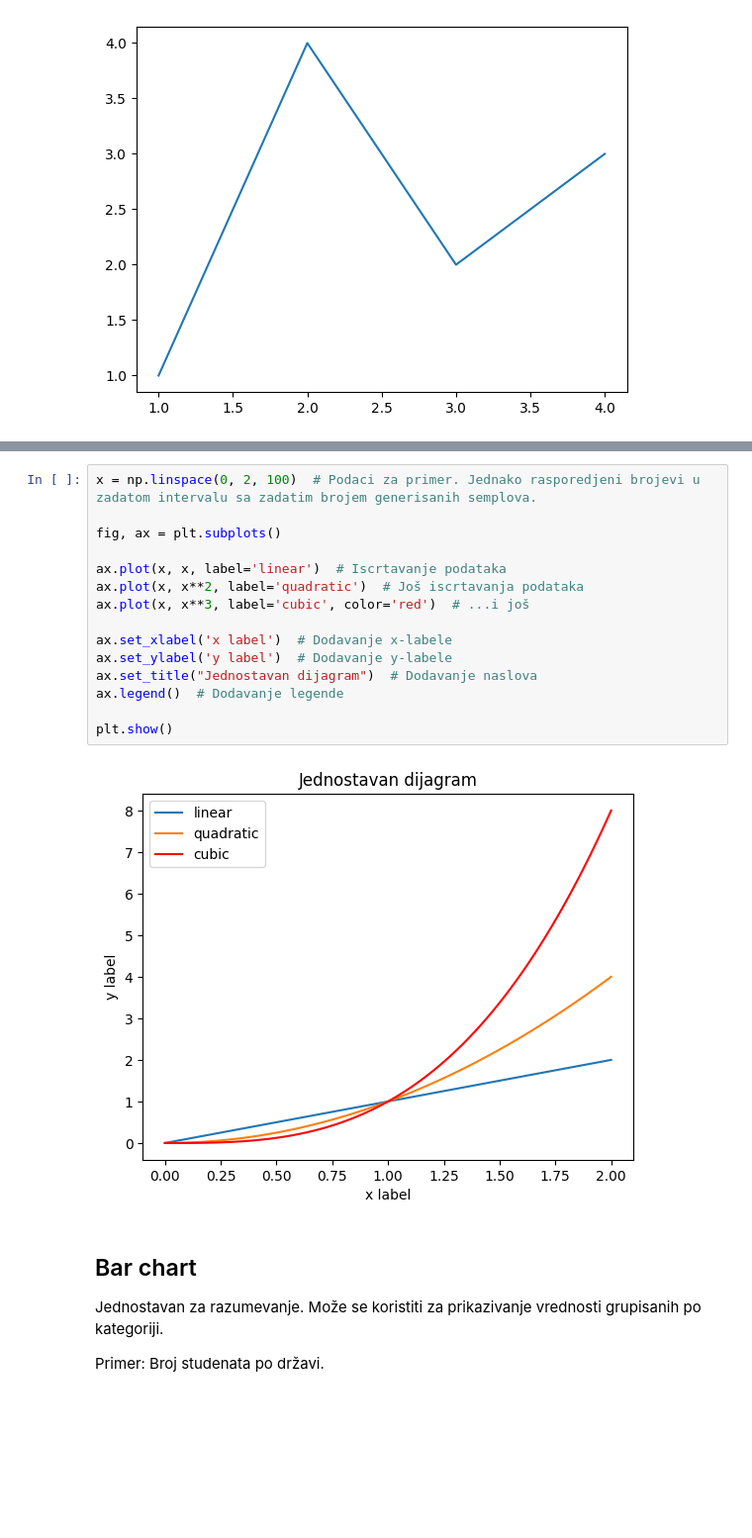
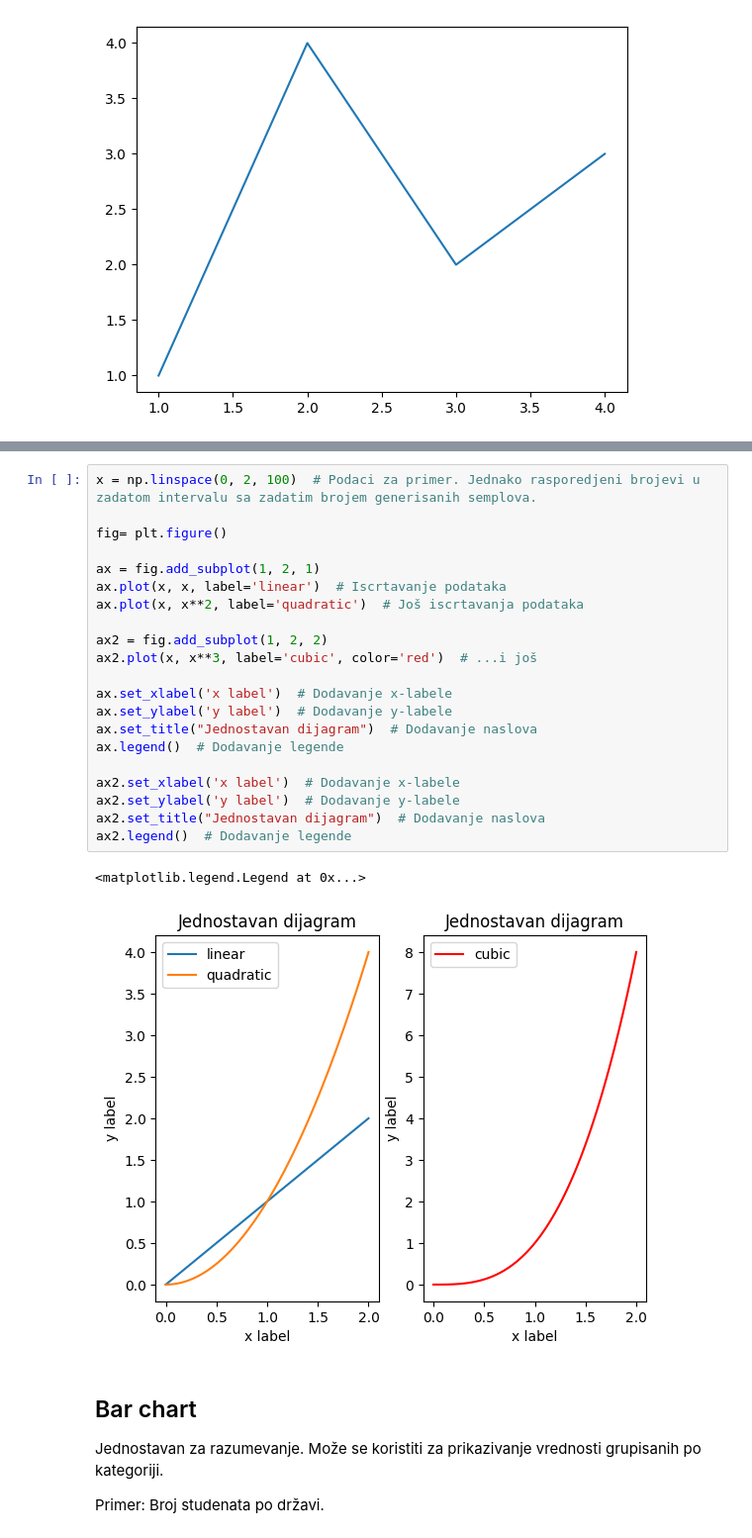
Before and after one commit to TLazarevic/data-analysis-lab, a Jupyter notebook: matplotlib.ipynb, the cells around one changed output, grey strips where cells are left out. Shown at 99% size. Cells and saved outputs as stored; diff of their text form; blank space fills up the shorter version.

```diff
--- a/matplotlib.ipynb
+++ b/matplotlib.ipynb
@@ -41,20 +41,27 @@ ax.plot([1, 2, 3, 4], [1, 4, 2, 3])  # Iscrtavanje podataka (odnosa x i y)
 # %%
 x = np.linspace(0, 2, 100)  # Podaci za primer. Jednako rasporedjeni brojevi u zadatom intervalu sa zadatim brojem generisanih semplova.
 
-fig, ax = plt.subplots()
+fig= plt.figure()
 
+ax = fig.add_subplot(1, 2, 1)
 ax.plot(x, x, label='linear')  # Iscrtavanje podataka
 ax.plot(x, x**2, label='quadratic')  # Još iscrtavanja podataka
-ax.plot(x, x**3, label='cubic', color='red')  # ...i još
+
+ax2 = fig.add_subplot(1, 2, 2)
+ax2.plot(x, x**3, label='cubic', color='red')  # ...i još
 
 ax.set_xlabel('x label')  # Dodavanje x-labele
 ax.set_ylabel('y label')  # Dodavanje y-labele
 ax.set_title("Jednostavan dijagram")  # Dodavanje naslova
 ax.legend()  # Dodavanje legende
 
-plt.show()
+ax2.set_xlabel('x label')  # Dodavanje x-labele
+ax2.set_ylabel('y label')  # Dodavanje y-labele
+ax2.set_title("Jednostavan dijagram")  # Dodavanje naslova
+ax2.legend()  # Dodavanje legende
 # %% [output]
+<matplotlib.legend.Legend at 0x...>
-[figure, old version]
+[figure, new version]
 # %% [markdown]
 ## Bar chart
 
```
Also changed, not shown: parts of 10 cells of this notebook, 1 other file.
